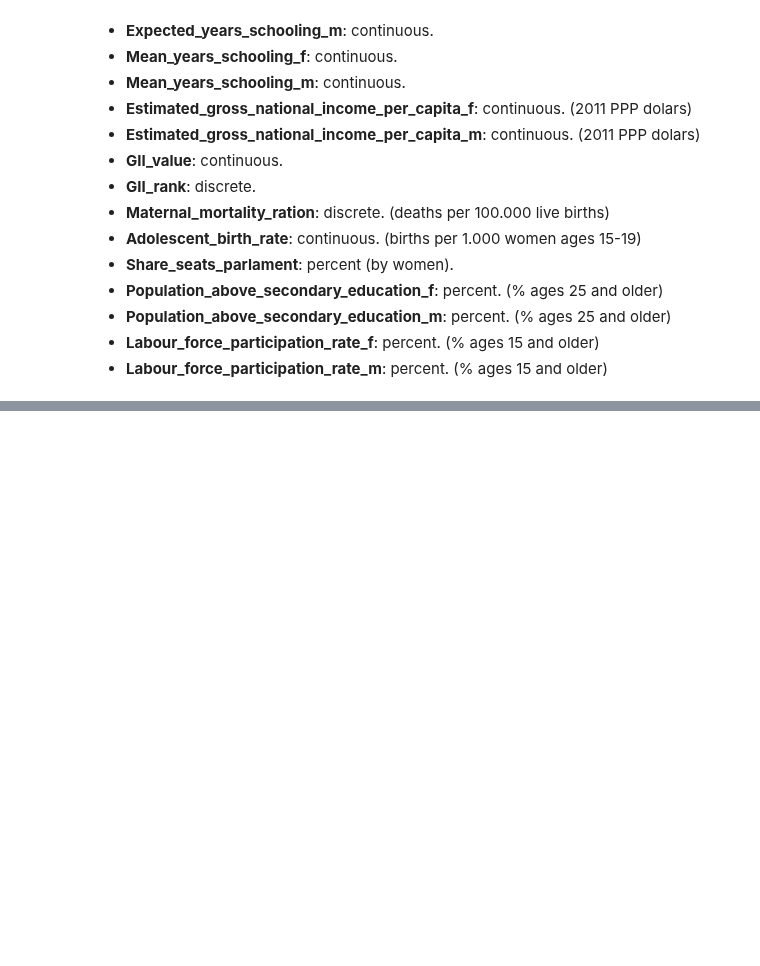
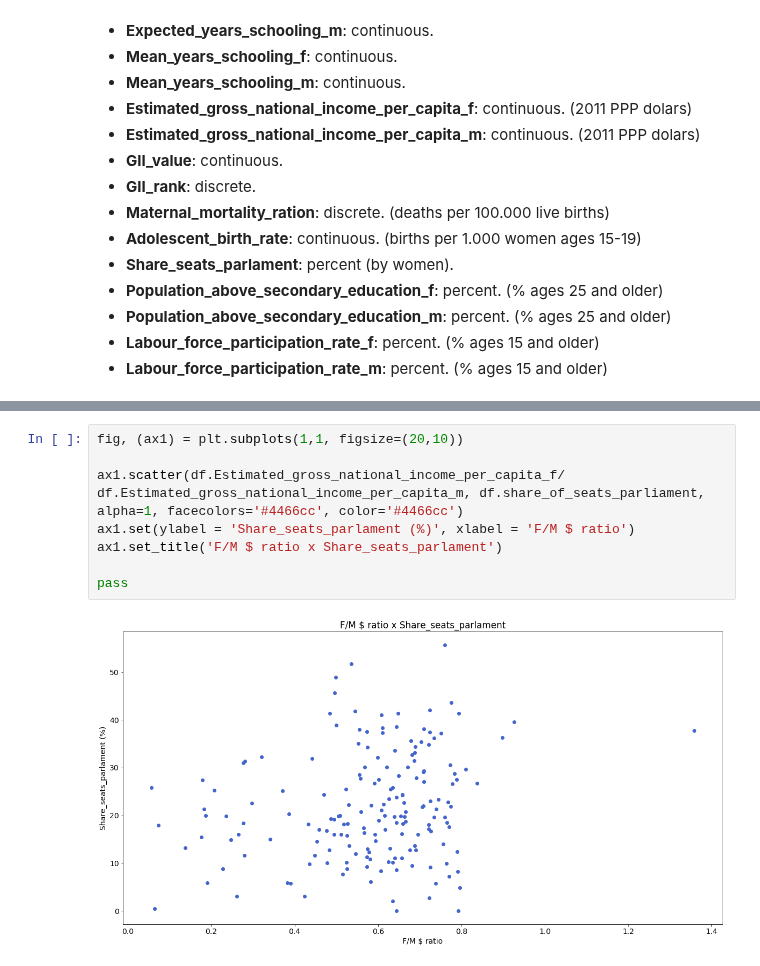
Before and after one commit to Pedro-Magalhaes/Teste, a Jupyter notebook: T1-1.ipynb, the cells around one changed output, grey strips where cells are left out. Drawn from its saved outputs; the diff is of its cells as text; blank space fills up the shorter version.

```diff
--- a/T1-1.ipynb
+++ b/T1-1.ipynb
@@ -192,0 +310,10 @@ pass
+# %%
+fig, (ax1) = plt.subplots(1,1, figsize=(20,10))
+
+ax1.scatter(df.Estimated_gross_national_income_per_capita_f/ df.Estimated_gross_national_income_per_capita_m, df.share_of_seats_parliament, alpha=1, facecolors='#4466cc', color='#4466cc')
+ax1.set(ylabel = 'Share_seats_parlament (%)', xlabel = 'F/M $ ratio')
+ax1.set_title('F/M $ ratio x Share_seats_parlament')
+
+pass
+# %% [output]
+[figure, added]
```
Also changed, not shown: parts of 41 cells of this notebook.
